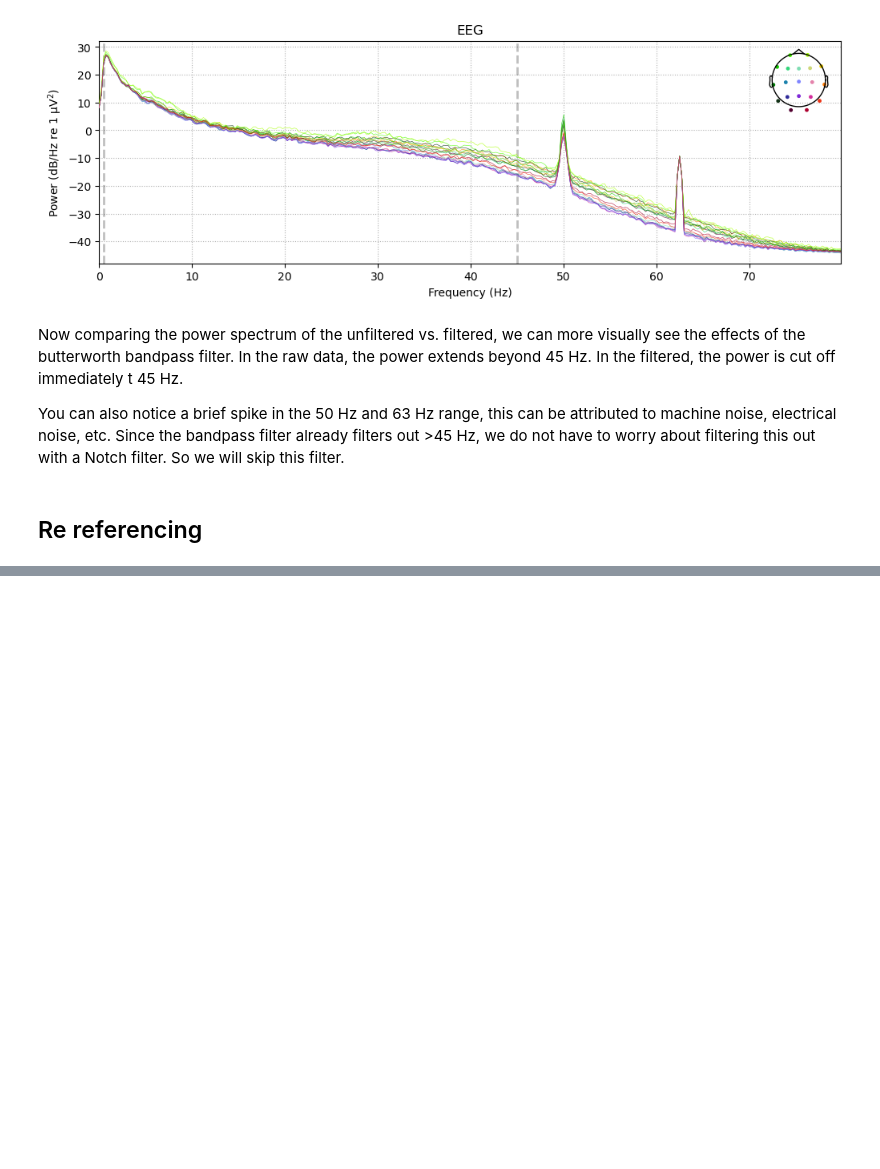
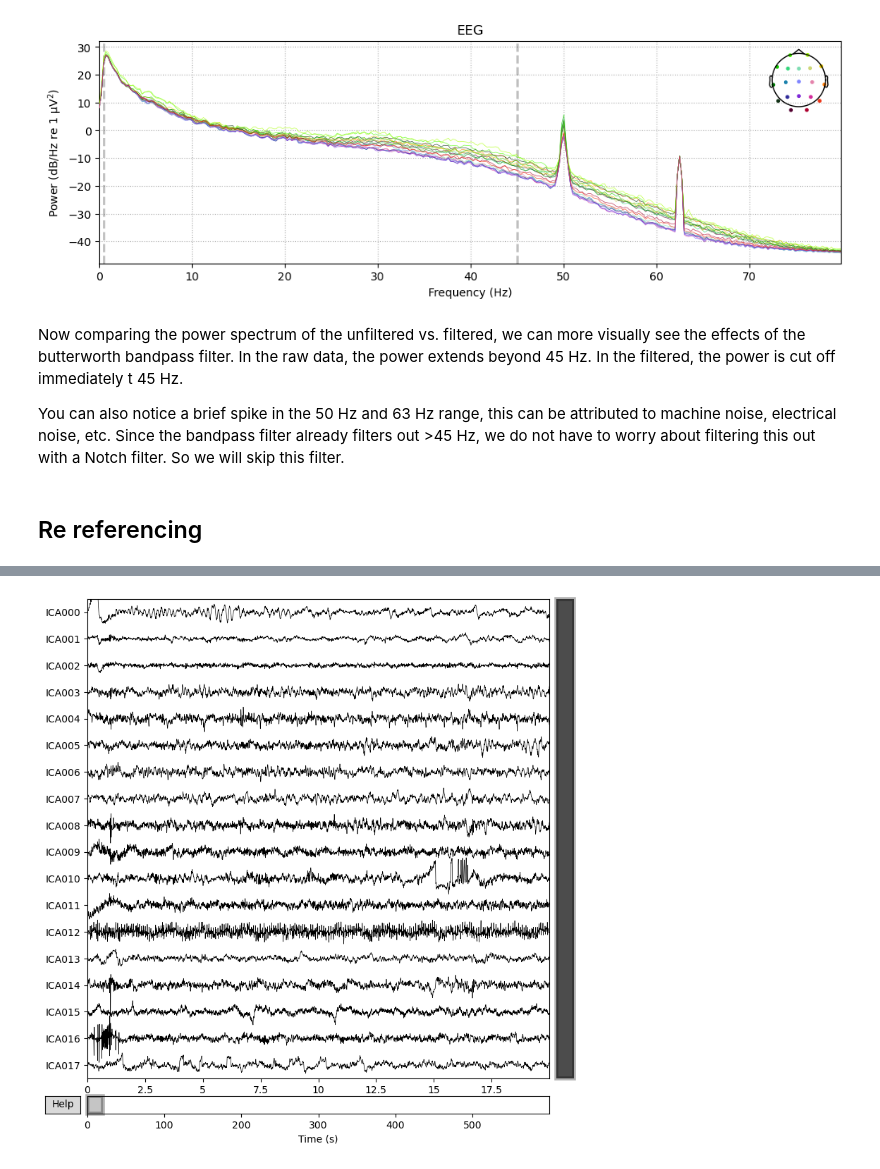
Before and after one commit to LasyaYadlapati/resting-state-eeg-analysis, a Jupyter notebook: filter.ipynb, the cells around one changed output, grey strips where cells are left out. Saved outputs shown, nothing was run; the diff lists cells and outputs as text; code cells hidden in the pictures; blank space fills up the shorter version.

```diff
--- a/filter.ipynb
+++ b/filter.ipynb
@@ -80,0 +131,4 @@ You can also notice a brief spike in the 50 Hz and 63 Hz range, this can be attr
+# %%
+ica.plot_sources(raw_ref);
+# %% [output]
+[figure, added]
```
Also changed, not shown: parts of 17 cells of this notebook.
